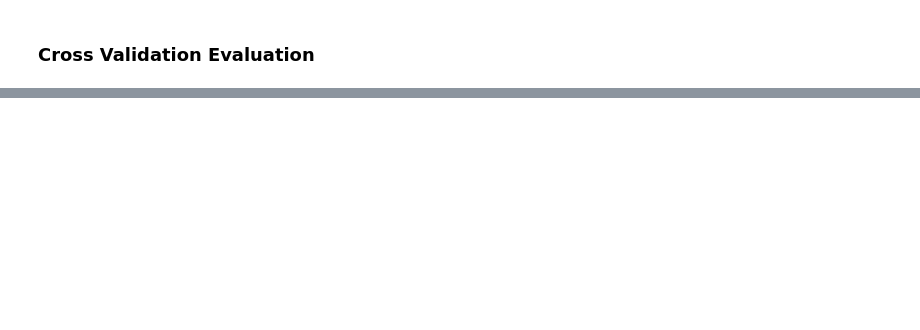
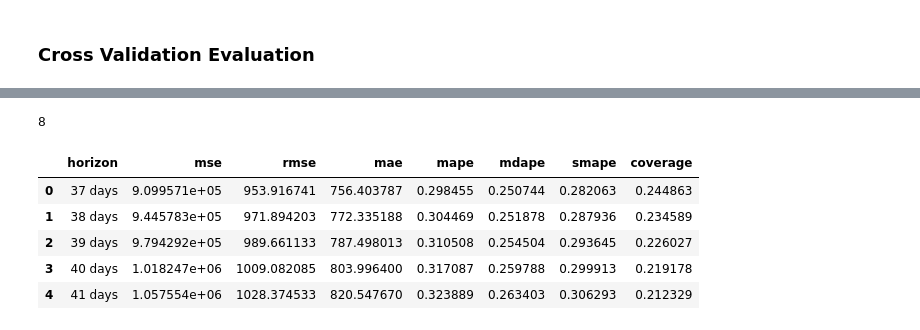
Before and after one commit to LeonMichel96/ML-Time-Series-Crypto, a Jupyter notebook: notebooks/Prophet_TimeSeries.ipynb, the cells around one changed output, grey strips where cells are left out. Saved outputs shown, nothing was run; the diff lists cells and outputs as text; code cells hidden in the pictures; blank space fills up the shorter version.

```diff
--- a/notebooks/Prophet_TimeSeries.ipynb
+++ b/notebooks/Prophet_TimeSeries.ipynb
@@ -201,0 +230,14 @@ mape
+# %%
+len(cv_results['cutoff'].unique())
+# %% [output]
+8
+# %%
+df_performance = performance_metrics(cv_results)
+df_performance.head()
+# %% [output]
+|  | horizon | mse | rmse | mae | mape | mdape | smape | coverage |
+| 0 | 37 days | 9.099571e+05 | 953.916741 | 756.403787 | 0.298455 | 0.250744 | 0.282063 | 0.244863 |
+| 1 | 38 days | 9.445783e+05 | 971.894203 | 772.335188 | 0.304469 | 0.251878 | 0.287936 | 0.234589 |
+| 2 | 39 days | 9.794292e+05 | 989.661133 | 787.498013 | 0.310508 | 0.254504 | 0.293645 | 0.226027 |
+| 3 | 40 days | 1.018247e+06 | 1009.082085 | 803.996400 | 0.317087 | 0.259788 | 0.299913 | 0.219178 |
+| 4 | 41 days | 1.057554e+06 | 1028.374533 | 820.547670 | 0.323889 | 0.263403 | 0.306293 | 0.212329 |
```
Also changed, not shown: parts of 18 cells of this notebook.
